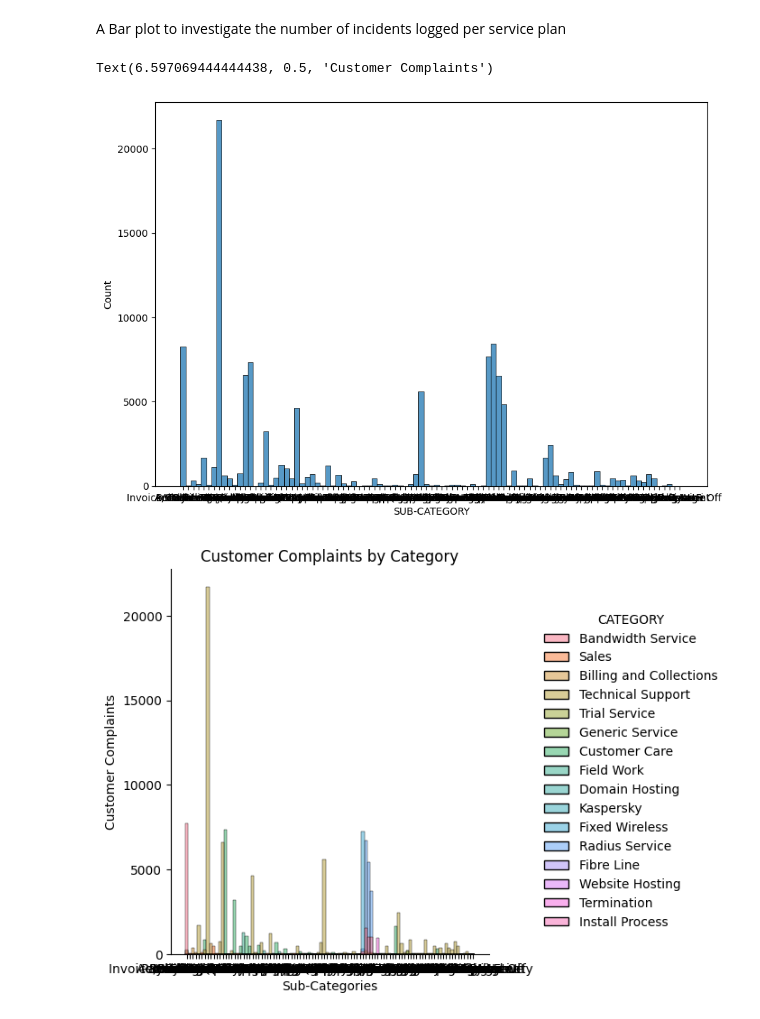
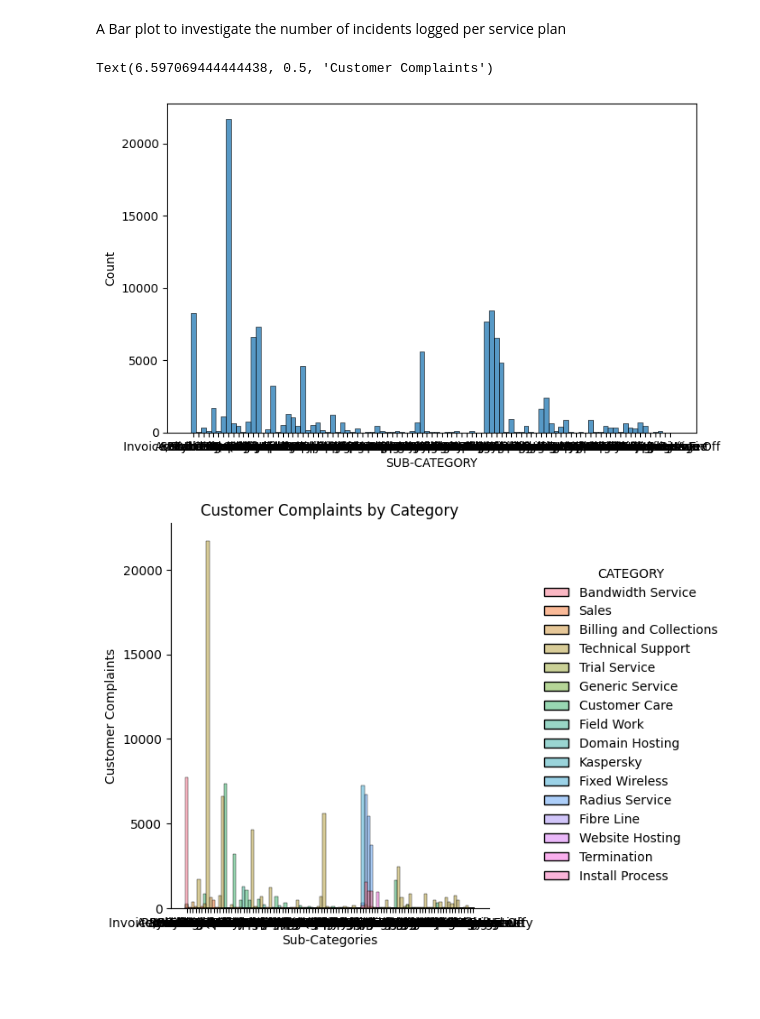
Before and after one commit to patrickanaku/MCS-7103-Machine-Learning, a Jupyter notebook: EDA_Assignment.ipynb, the cells around one changed output. Saved outputs shown, nothing was run; the diff lists cells and outputs as text; code cells hidden in the pictures; blank space fills up the shorter version.

```diff
--- a/EDA_Assignment.ipynb
+++ b/EDA_Assignment.ipynb
@@ -347,11 +345,11 @@ new_dataset
 # %%
-plt.figure(figsize=(10, 7))
+plt.figure(figsize=(8, 5))
 sns.histplot(data=new_dataset, x='SUB-CATEGORY')
 sns.displot(new_dataset, x="SUB-CATEGORY", hue="CATEGORY")
 plt.title('Customer Complaints by Category')
 plt.xlabel('Sub-Categories')
 plt.ylabel('Customer Complaints')
 # %% [output]
 Text(6.597069444444438, 0.5, 'Customer Complaints')
-[figure, old version]
+[figure, new version]
 [figure]
```
Also changed, not shown: parts of 4 cells of this notebook.
